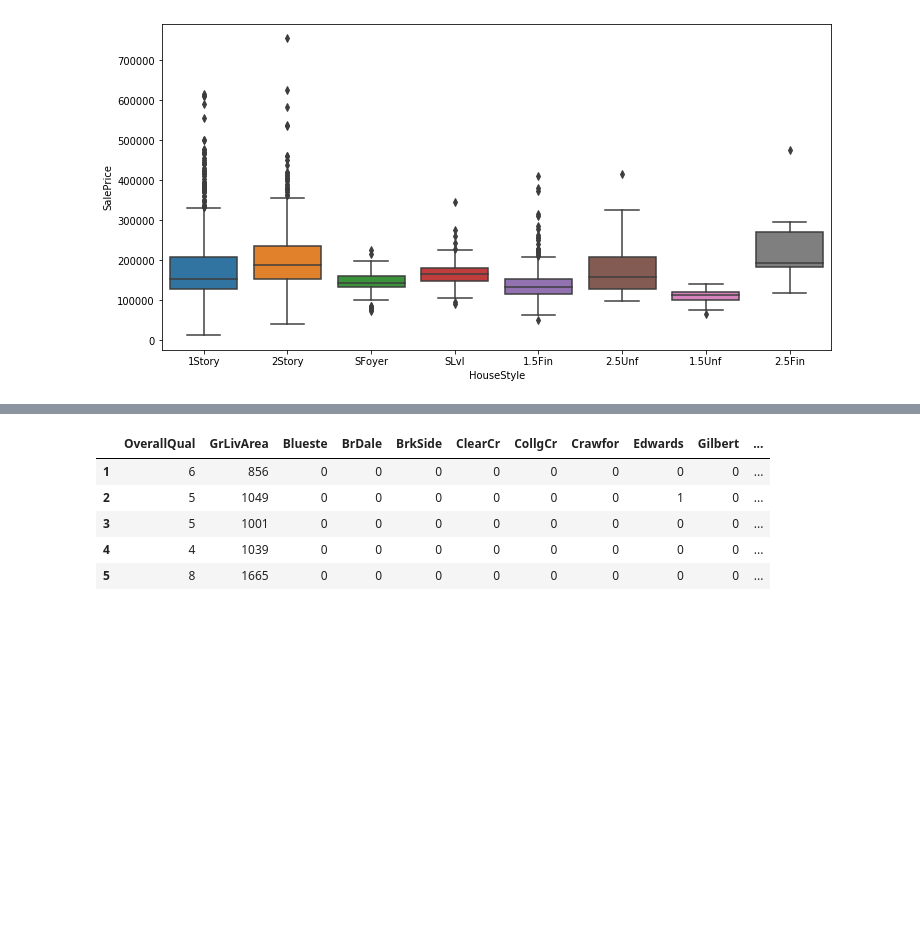
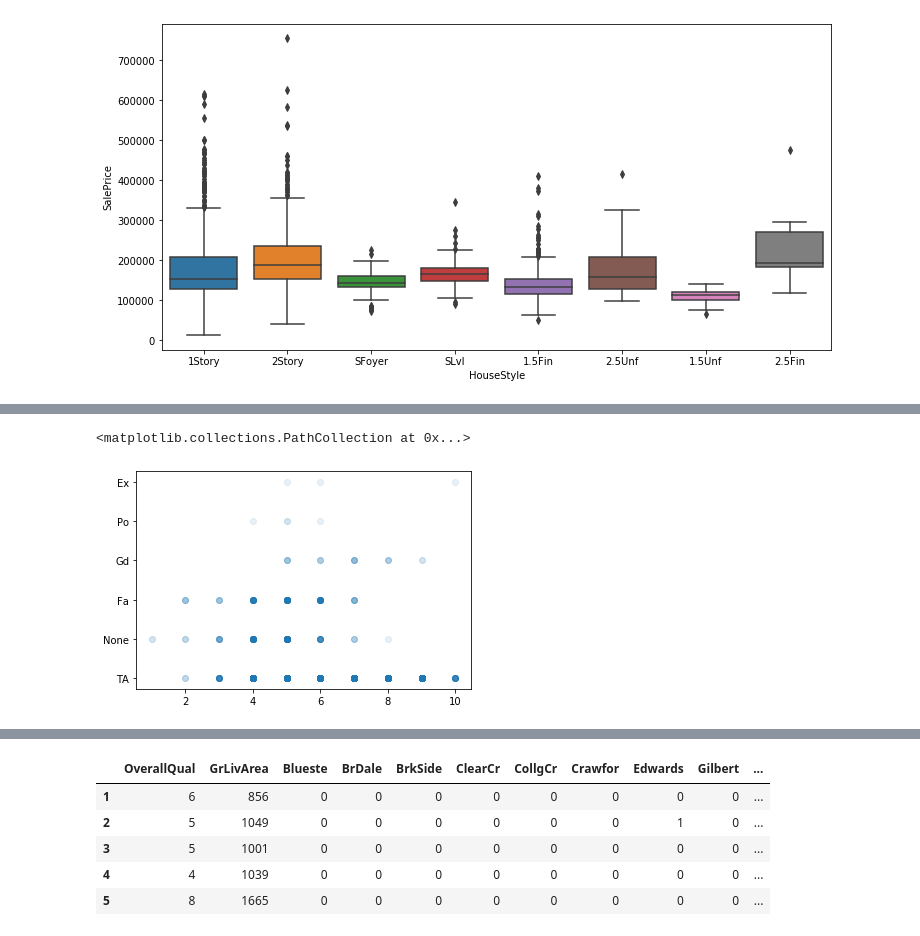
Before and after one commit to jschiavone45/Ames_Iowa_ML_Project, a Jupyter notebook: EDA_housing_data.ipynb, the cells around one changed output, grey strips where cells are left out. Saved outputs shown, nothing was run; the diff lists cells and outputs as text; code cells hidden in the pictures; blank space fills up the shorter version.

```diff
--- a/EDA_housing_data.ipynb
+++ b/EDA_housing_data.ipynb
@@ -100,0 +183,5 @@ sns.boxplot(x='HouseStyle', y='SalePrice', data=housing)
+# %%
+plt.scatter( housing['OverallQual'],housing['GarageQual'], alpha=.1)
+# %% [output]
+<matplotlib.collections.PathCollection at 0x...>
+[figure, added]
```
Also changed, not shown: parts of 65 cells of this notebook.
